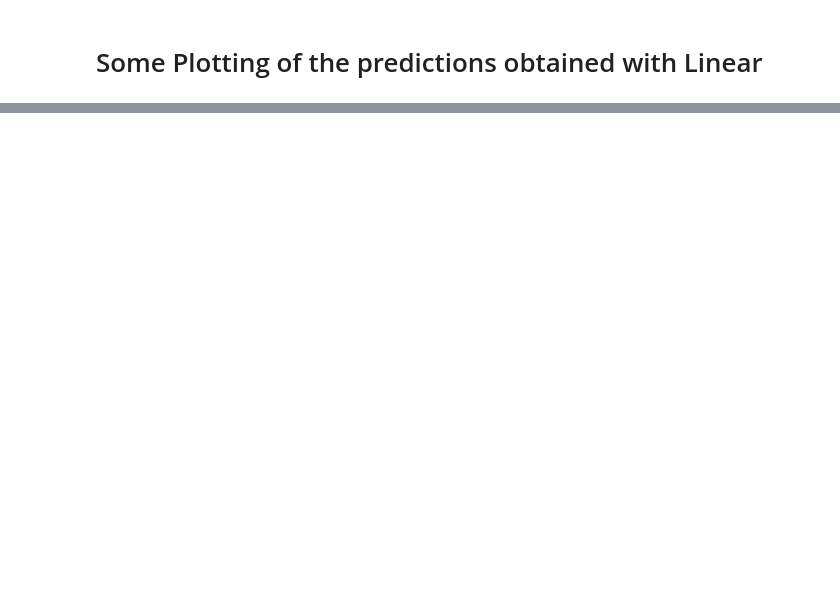
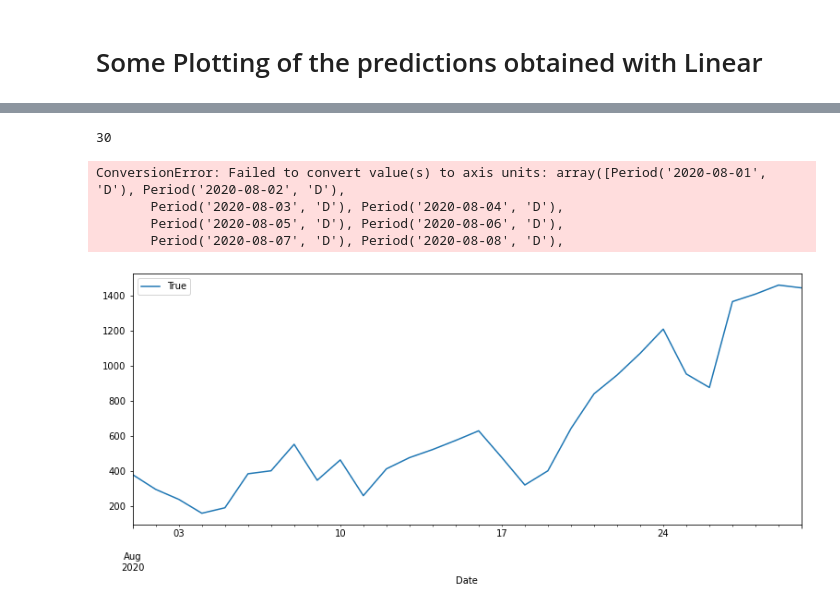
Before and after one commit to riccardoscheda/Bologna-Against-COVID, a Jupyter notebook: personal/MC/linear_pred_analysis.ipynb, the cells around one changed output, grey strips where cells are left out. Saved outputs shown, nothing was run; the diff lists cells and outputs as text; code cells hidden in the pictures; blank space fills up the shorter version.

```diff
--- a/personal/MC/linear_pred_analysis.ipynb
+++ b/personal/MC/linear_pred_analysis.ipynb
@@ -69,0 +112,6 @@ for npi_col in npi_cols:
+# %%
+# Siccome li ho già predetti nell'altro notebook, carichiamo le previsioni per i 30 giorni di agosto
+
+pred = pd.read_csv(os.path.join('predictions', 'try_1_month.csv'))
+df_full[df_full.CountryName == 'Italy' and df_full.Date <= ]
+pred[pred.CountryName == 'Italy']
@@ -69,0 +136,21 @@ for npi_col in npi_cols:
+# %%
+fig, ax = plt.subplots(1, 1, figsize=(13, 5))
+
+geo = 'Italy__nan'  # nan, dato che Italy non ha sotto-regioni
+
+Country_mask = df_full.CountryName == 'Italy'
+Date_mask = (df_full.Date >= '2020-08-01') & (df_full.Date <= '2020-08-30')
+
+true = df_full[Country_mask & Date_mask]
+
+print(len(true))
+
+true.plot(y='NewCases', x='Date', ax=ax, label='True')
+pred.plot(y='PredictedDailyNewCases', x='Date', label='Predicted', ax=ax)
+# %% [output]
+30
+ConversionError: Failed to convert value(s) to axis units: array([Period('2020-08-01', 'D'), Period('2020-08-02', 'D'),
+       Period('2020-08-03', 'D'), Period('2020-08-04', 'D'),
+       Period('2020-08-05', 'D'), Period('2020-08-06', 'D'),
+       Period('2020-08-07', 'D'), Period('2020-08-08', 'D'),
+[figure, added]
```
Also changed, not shown: parts of 4 cells of this notebook, 2 other files.
